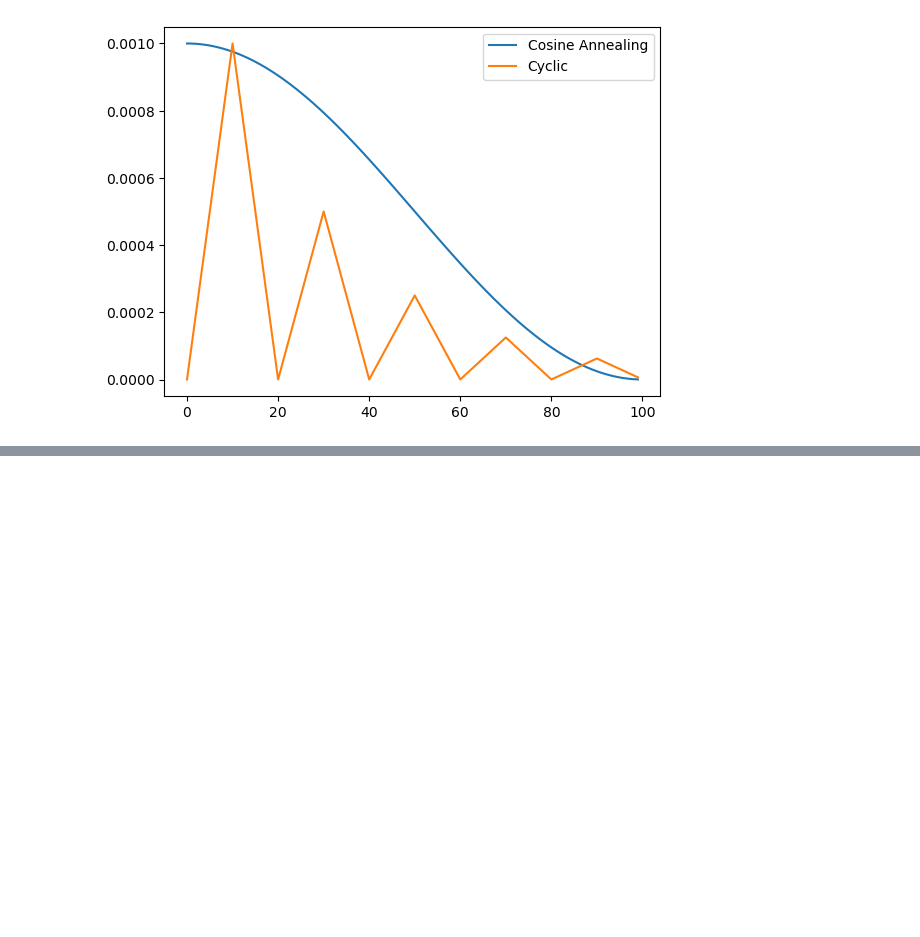
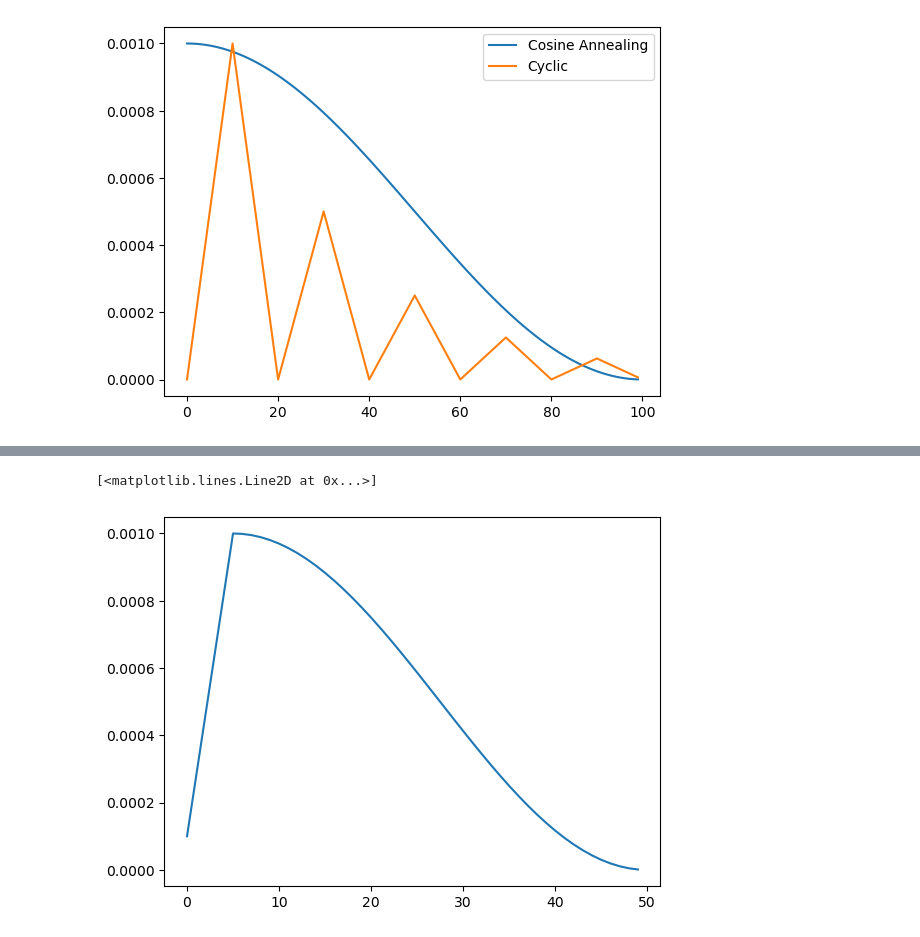
Before and after one commit to Prof-Iz/3D-Segmentation-of-Glioblastoma-from-MRI, a Jupyter notebook: experiments/Learning Rate Scheduler Selection.ipynb, the cells around one changed output, grey strips where cells are left out. Saved outputs shown, nothing was run; the diff lists cells and outputs as text; code cells hidden in the pictures; blank space fills up the shorter version.

```diff
--- a/experiments/Learning Rate Scheduler Selection.ipynb
+++ b/experiments/Learning Rate Scheduler Selection.ipynb
@@ -70,0 +109,19 @@ plt.legend()
+# %%
+from monai.optimizers import WarmupCosineSchedule, Novograd
+epoch = 50
+test_model = Test_model()
+optim = Novograd(test_model.parameters())
+
+scheduler = WarmupCosineSchedule(
+        optimizer, warmup_steps=5, warmup_multiplier=0.1, t_total=50
+    )
+# %%
+lr = []
+for i in range(epoch):
+    lr.append(scheduler.get_last_lr())
+    scheduler.step()
+# %%
+plt.plot(lr)
+# %% [output]
+[<matplotlib.lines.Line2D at 0x...>]
+[figure, added]
```
Also changed, not shown: parts of 4 cells of this notebook, 11 other files.
